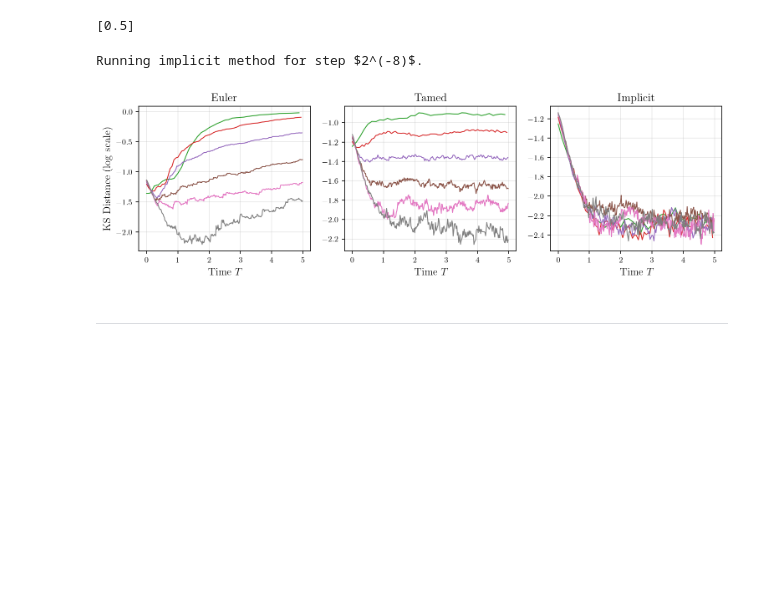
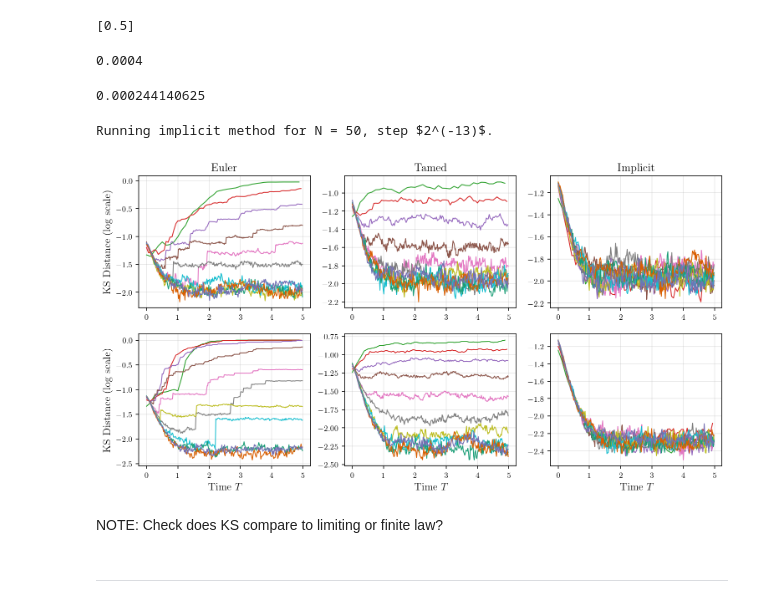
Before and after one commit to fredwdickinson/dissertation, a Jupyter notebook: code/main.ipynb, the cells around one changed output. Drawn from its saved outputs; the diff is of its cells as text; code cells hidden in the pictures; blank space fills up the shorter version.

```diff
--- a/code/main.ipynb
+++ b/code/main.ipynb
@@ -251,57 +247,86 @@ step_sizes = [2**(-k) for k in range(1, 2)]
 step_sizes
 # %% [output]
 [0.5]
+# %%
+1/(50**2)
+# %% [output]
+0.0004
+# %%
+2**(-12)
+# %% [output]
+0.000244140625
 # %%
-T = 5.0; N = 20; M = 250;
-k_range = np.array(range(3, 9))
+T = 5.0; M = 50;
+N_ranges = [20, 50]
+k_range = np.array(range(3, 14))
 methods = ["euler", "tamed", "implicit"]
 bias_results = {}
 
-for k, method in itertools.product(k_range, methods):
+for k, N, method in itertools.product(k_range, N_ranges, methods):
     clear_output(wait = True)
-    print(rf"Running {method} method for step $2^({-1*k})$.")
+    print(rf"Running {method} method for N = {N}, step $2^({-1*k})$.")
     dt = 2.0**(-1*k)
     particles, times, distances = sampler.stochastic_sampler(N = N, T = T, dt = dt, num_trials = M, potential = "quartic",
                            method = method, track_distance = True)
 
-    bias_results[(k, method)] = {"times": times, "distances": distances, "particles": particles}
+    bias_results[(N, k, method)] = {"times": times, "distances": distances, "particles": particles}
 # %% [output]
-Running implicit method for step $2^(-8)$.
+Running implicit method for N = 50, step $2^(-13)$.
 # %%
 npz_payload = {}
-for (k, method), data in bias_results.items():
+for (N, k, method), data in bias_results.items():
     prefix = f"k{k}-{method}"
     npz_payload[f"{prefix}_times"] = data["times"]
     npz_payload[f"{prefix}_distances"] = data["distances"]
     npz_payload[f"{prefix}_particles"] = data["particles"]
-    npz_payload["N"] = [20]
-    npz_payload["M"] = [250]
+    npz_payload["N"] = N
+    npz_payload["M"] = [50]
     npz_payload["T"] = [5.0]
 
-np.savez_compressed("data/bias-investigation.npz", **npz_payload)
+np.savez_compressed("data/bias-investigation-2.npz", **npz_payload)
 # %%
 # PLOTTER for bias investigation.
-dt_colours = ['tab:blue', 'tab:orange', 'tab:green', 'tab:red', 'tab:purple', 'tab:brown',
-    'tab:pink', 'tab:gray', 'tab:olive', 'tab:cyan']
+dt_colours = list(plt.cm.tab10.colors) + list(plt.cm.Dark2.colors)
+fig, axes2d = plt.subplots(2, 3, figsize = (12, 6))
+axes1d = axes2d.flatten()
+axes1 = axes1d[0:3]; axes2 = axes1d[3:]
 
-fig, axes = plt.subplots(1, 3, figsize = (12, 3))
-ax1, ax2, ax3 = axes
-for ax, method in zip(axes, methods):
+ax1, ax2, ax3 = axes1
+fixed_N1 = 20
+for ax, method in zip(axes1, methods):
     for k in k_range:
-        key = (k, method)
+        key = (fixed_N1, k, method)
+        data = bias_results[key]
+        ax.plot(data["times"], np.log10(data["distances"]), label = f"k = {k}", color = dt_colours[k - 1], lw = 1)
+
+    # ax.legend(loc = "best")
+    # ax.set_xlabel(r"Time $T$")
+    ax.set_title(method.capitalize())
+    ax.grid(True, alpha = 0.3)
+
+ax1.set_ylabel("KS Distance (log scale)")
+
+ax4, ax5, ax6 = axes2
+fixed_N2 = 50
+
+for ax, method in zip(axes2, methods):
+    for k in k_range:
+        key = (fixed_N2, k, method)
         data = bias_results[key]
         ax.plot(data["times"], np.log10(data["distances"]), label = f"k = {k}", color = dt_colours[k - 1], lw = 1)
 
     # ax.legend(loc = "best")
     ax.set_xlabel(r"Time $T$")
-    ax.set_title(method.capitalize())
+    # ax.set_title(method.capitalize())
     ax.grid(True, alpha = 0.3)
 
-ax1.set_ylabel("KS Distance (log scale)")
+ax4.set_ylabel("KS Distance (log scale)")
 
 plt.show()
 # %% [output]
-[figure, old version]
+[figure, new version]
+# %% [markdown]
+NOTE: Check does KS compare to limiting or finite law?
 # %% [markdown]
 ---
 # %% [markdown]
```
Also changed, not shown: parts of 7 cells of this notebook.
